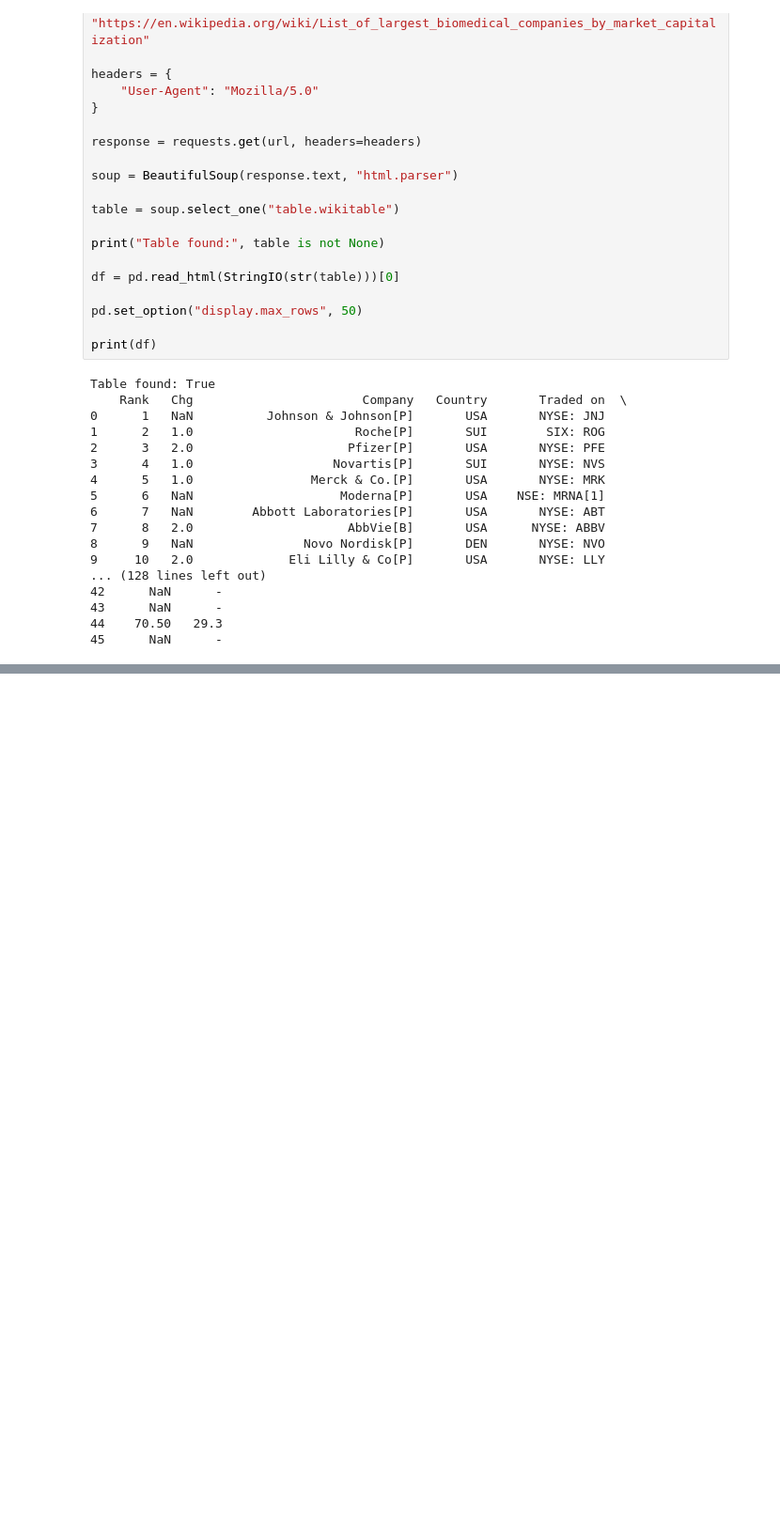
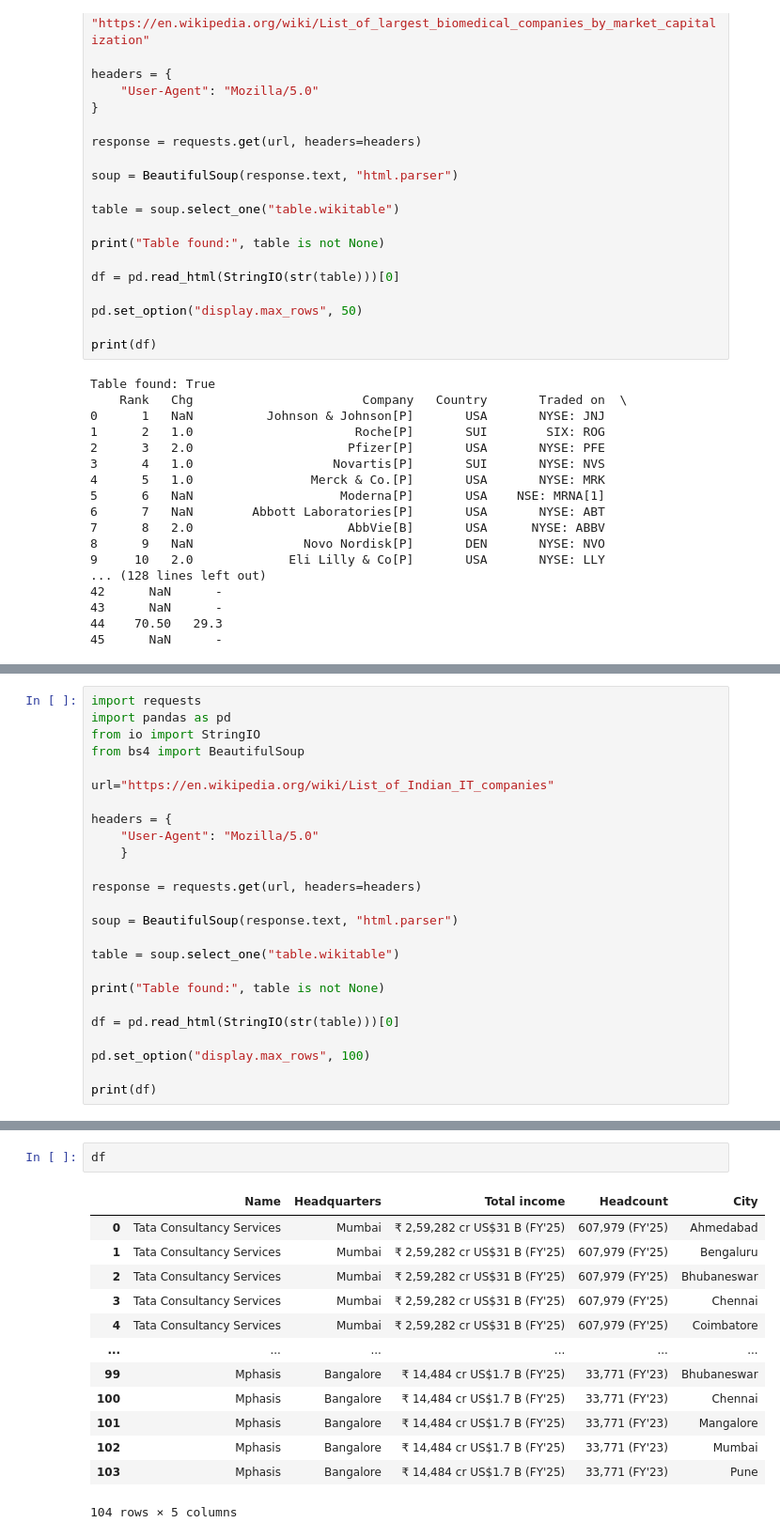
Before and after one commit to komalrofficial/Python-for-Data-Science-Practice-, a Jupyter notebook: Python for Data Science/03.Project 1 - Web Scraping with Pandas/Web_Scraping(unstructured).ipynb, the cells around one changed output, grey strips where cells are left out. Shown at 94% size. Drawn from its saved outputs; the diff is of its cells as text; blank space fills up the shorter version.

```diff
--- a/Python for Data Science/03.Project 1 - Web Scraping with Pandas/Web_Scraping(unstructured).ipynb
+++ b/Python for Data Science/03.Project 1 - Web Scraping with Pandas/Web_Scraping(unstructured).ipynb
@@ -254,0 +373,25 @@ df
+# %%
+import requests
+import pandas as pd
+from io import StringIO
+from bs4 import BeautifulSoup
+
+url="https://en.wikipedia.org/wiki/List_of_Indian_IT_companies"
+
+headers = {
+    "User-Agent": "Mozilla/5.0"
+    }
+
+response = requests.get(url, headers=headers)
+
+soup = BeautifulSoup(response.text, "html.parser")
+
+table = soup.select_one("table.wikitable")
+
+print("Table found:", table is not None)
+
+df = pd.read_html(StringIO(str(table)))[0]
+
+pd.set_option("display.max_rows", 100)
+
+print(df)
@@ -254,0 +416,16 @@ df
+# %%
+df
+# %% [output]
+|  | Name | Headquarters | Total income | Headcount | City |
+| 0 | Tata Consultancy Services | Mumbai | ₹ 2,59,282 cr US$31 B (FY'25) | 607,979 (FY'25) | Ahmedabad |
+| 1 | Tata Consultancy Services | Mumbai | ₹ 2,59,282 cr US$31 B (FY'25) | 607,979 (FY'25) | Bengaluru |
+| 2 | Tata Consultancy Services | Mumbai | ₹ 2,59,282 cr US$31 B (FY'25) | 607,979 (FY'25) | Bhubaneswar |
+| 3 | Tata Consultancy Services | Mumbai | ₹ 2,59,282 cr US$31 B (FY'25) | 607,979 (FY'25) | Chennai |
+| 4 | Tata Consultancy Services | Mumbai | ₹ 2,59,282 cr US$31 B (FY'25) | 607,979 (FY'25) | Coimbatore |
+| ... | ... | ... | ... | ... | ... |
+| 99 | Mphasis | Bangalore | ₹ 14,484 cr US$1.7 B (FY'25) | 33,771 (FY'23) | Bhubaneswar |
+| 100 | Mphasis | Bangalore | ₹ 14,484 cr US$1.7 B (FY'25) | 33,771 (FY'23) | Chennai |
+| 101 | Mphasis | Bangalore | ₹ 14,484 cr US$1.7 B (FY'25) | 33,771 (FY'23) | Mangalore |
+| 102 | Mphasis | Bangalore | ₹ 14,484 cr US$1.7 B (FY'25) | 33,771 (FY'23) | Mumbai |
+| 103 | Mphasis | Bangalore | ₹ 14,484 cr US$1.7 B (FY'25) | 33,771 (FY'23) | Pune |
+104 rows × 5 columns
```
Also changed, not shown: parts of 11 cells of this notebook, 2 other files.
